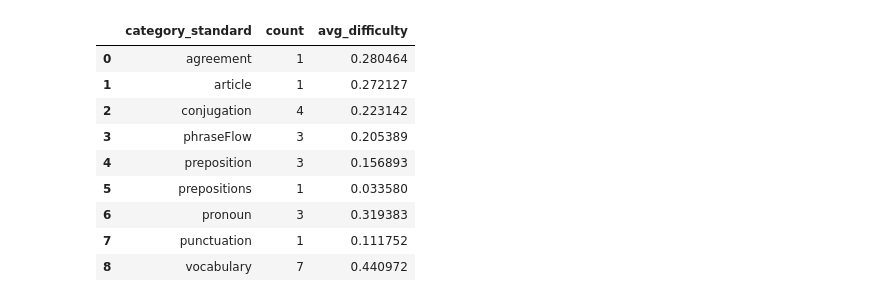
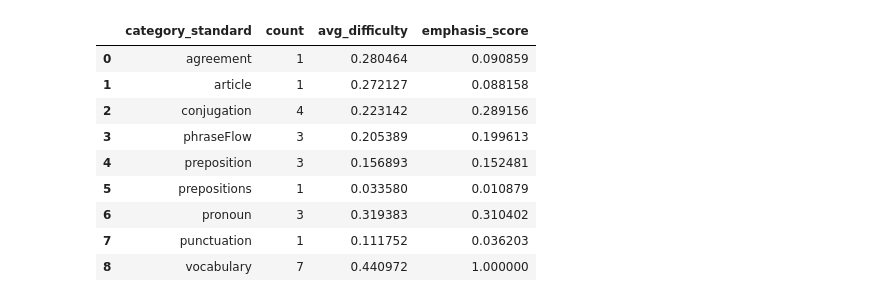
Before and after one commit to MarkBish24/Tu-Cuate, a Jupyter notebook: nlp/Untitled.ipynb, the cells around one changed output. Cells and saved outputs as stored; diff of their text form; code cells hidden in the pictures.

```diff
--- a/nlp/Untitled.ipynb
+++ b/nlp/Untitled.ipynb
@@ -143,20 +143,26 @@ mistakes_df.head(10)
 # %%
 category_grouped = mistakes_df.groupby('category_standard')
 
 category_summary = category_grouped.agg(
     count=('difficulty_score', 'count'),
     avg_difficulty=('difficulty_score', 'mean')
 ).reset_index()
 
+#compute an emphasis score
+category_summary['emphasis_score'] = category_summary['count'] * category_summary['avg_difficulty']
+
+#normalize to 0-1
+category_summary['emphasis_score'] /= category_summary['emphasis_score'].max()
+
 category_summary.head(10)
 # %% [output]
-|  | category_standard | count | avg_difficulty |
-| 0 | agreement | 1 | 0.280464 |
-| 1 | article | 1 | 0.272127 |
-| 2 | conjugation | 4 | 0.223142 |
-| 3 | phraseFlow | 3 | 0.205389 |
-| 4 | preposition | 3 | 0.156893 |
-| 5 | prepositions | 1 | 0.033580 |
-| 6 | pronoun | 3 | 0.319383 |
-| 7 | punctuation | 1 | 0.111752 |
-| 8 | vocabulary | 7 | 0.440972 |
+|  | category_standard | count | avg_difficulty | emphasis_score |
+| 0 | agreement | 1 | 0.280464 | 0.090859 |
+| 1 | article | 1 | 0.272127 | 0.088158 |
+| 2 | conjugation | 4 | 0.223142 | 0.289156 |
+| 3 | phraseFlow | 3 | 0.205389 | 0.199613 |
+| 4 | preposition | 3 | 0.156893 | 0.152481 |
+| 5 | prepositions | 1 | 0.033580 | 0.010879 |
+| 6 | pronoun | 3 | 0.319383 | 0.310402 |
+| 7 | punctuation | 1 | 0.111752 | 0.036203 |
+| 8 | vocabulary | 7 | 0.440972 | 1.000000 |
```
Also changed, not shown: 1 other file.
